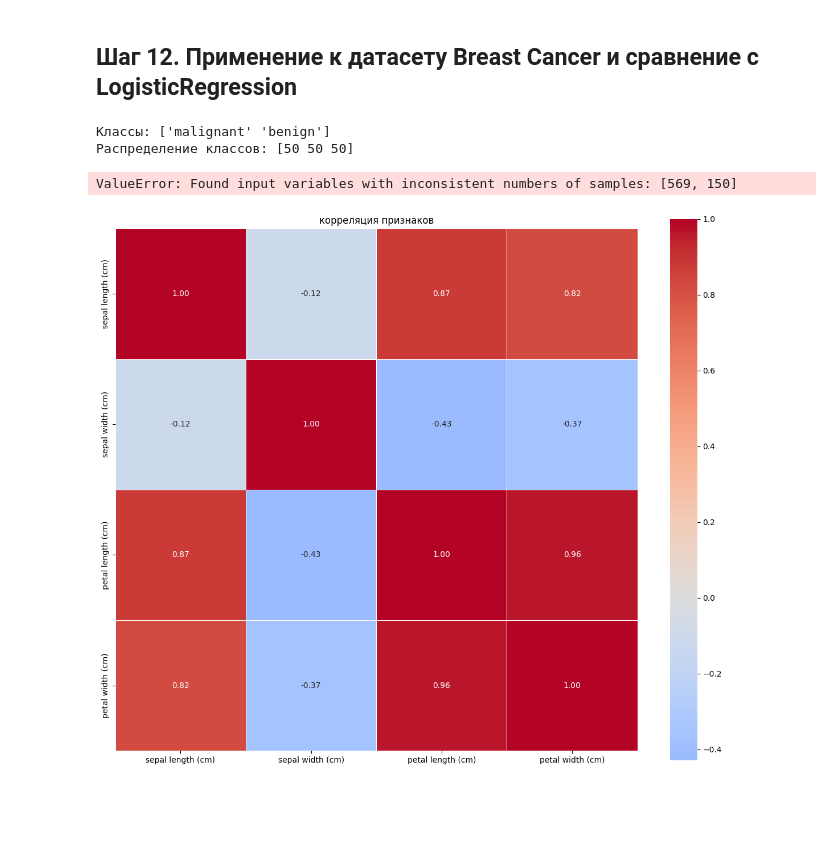
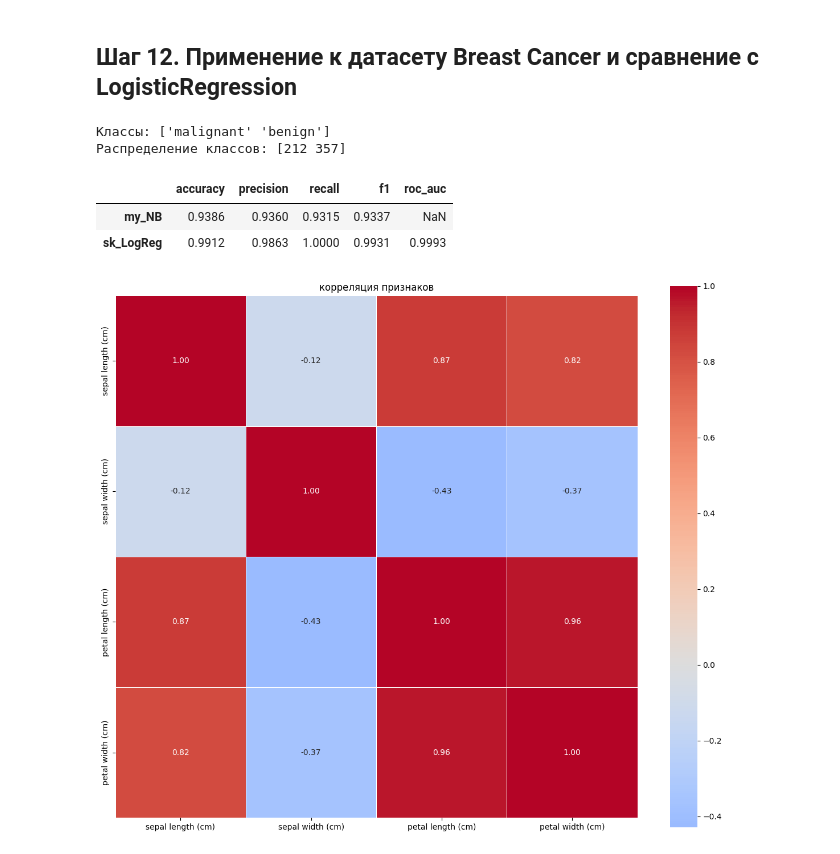
Before and after one commit to darriyy/ml-course-homeworks, a Jupyter notebook: hw06_NB/naive_bayes_practice_student.ipynb, the cells around one changed output. Drawn from its saved outputs; the diff is of its cells as text; code cells hidden in the pictures; blank space fills up the shorter version.

```diff
--- a/hw06_NB/naive_bayes_practice_student.ipynb
+++ b/hw06_NB/naive_bayes_practice_student.ipynb
@@ -570,37 +570,39 @@ display(X_train[y_train == 0].corr().round(3))
 from sklearn.datasets import load_breast_cancer
 from sklearn.linear_model import LogisticRegression
 from sklearn.preprocessing import StandardScaler
 
 skLogReg_metrics = pd.read_csv("SkLogReg_metrics.csv").iloc[0].to_dict()
 
 data_cancer = load_breast_cancer()
 X_cancer = data_cancer.data
 y_cancer = data_cancer.target
 
 print(f"Классы: {data_cancer.target_names}")
-print(f"Распределение классов: {np.bincount(y)}")
+print(f"Распределение классов: {np.bincount(y_cancer)}")
 
 X_train_cancer, X_test_cancer, y_train_cancer, y_test_cancer = train_test_split(
-    X_cancer, y_cancer, test_size=0.2, random_state=42, stratify=y
+    X_cancer, y_cancer, test_size=0.2, random_state=42, stratify=y_cancer
 )
 
 my_model.fit(X_train_cancer, y_train_cancer)
 nb_preds = my_model.predict(X_test_cancer)
 
 nb_metrics = {
     "accuracy": accuracy_score(y_test_cancer, nb_preds),
     "precision": precision_score(y_test_cancer, nb_preds, average='macro', zero_division=0),
     "recall": recall_score(y_test_cancer, nb_preds, average='macro', zero_division=0),
     "f1": f1_score(y_test_cancer, nb_preds, average='macro', zero_division=0),
 }
 
 comparison = pd.DataFrame([nb_metrics, skLogReg_metrics], index=["my_NB", "sk_LogReg"])
 
 display(comparison.round(4))
 # %% [output]
 Классы: ['malignant' 'benign']
-Распределение классов: [50 50 50]
+Распределение классов: [212 357]
-ValueError: Found input variables with inconsistent numbers of samples: [569, 150]
+|  | accuracy | precision | recall | f1 | roc_auc |
+| my_NB | 0.9386 | 0.9360 | 0.9315 | 0.9337 | NaN |
+| sk_LogReg | 0.9912 | 0.9863 | 1.0000 | 0.9931 | 0.9993 |
 # %%
 import seaborn as sns
 
```
Also changed, not shown: 8 other files.
